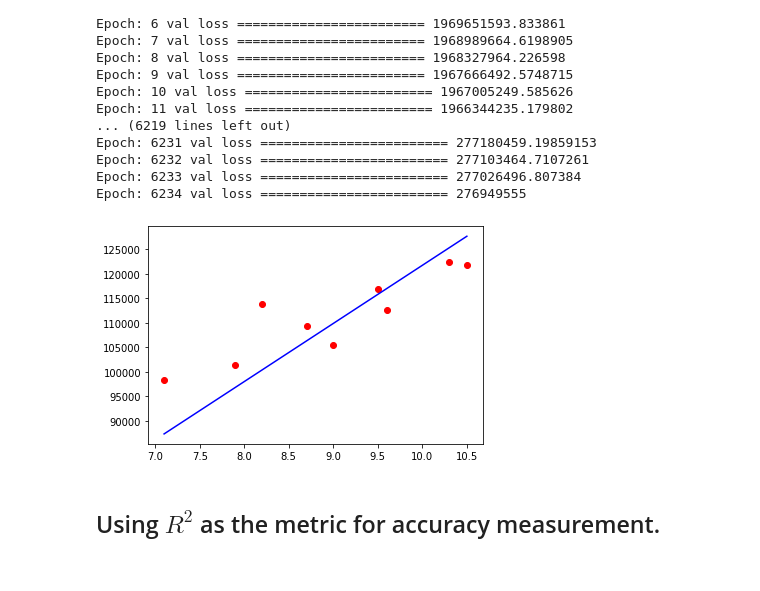
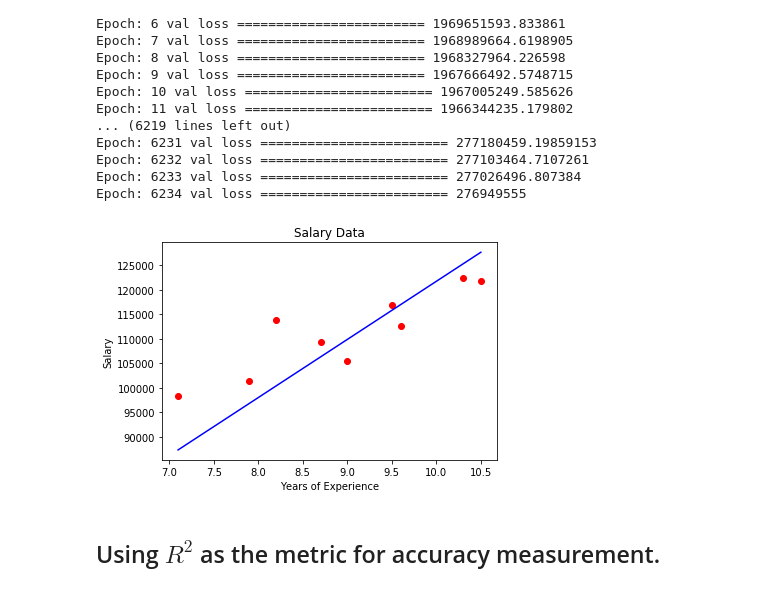
Before and after one commit to Fredpwol/LinearRegressionScratch, a Jupyter notebook: linear_model.ipynb, the cells around one changed output. Cells and saved outputs as stored; diff of their text form; code cells hidden in the pictures.

```diff
--- a/linear_model.ipynb
+++ b/linear_model.ipynb
@@ -74,9 +74,12 @@ y_pred = model.predict(X_test)
 # %%
 plt.scatter(X_test,y_test,color='red')
 plt.plot(X_test,y_pred,color='blue')
+plt.xlabel("Years of Experience")
+plt.ylabel("Salary")
+plt.title("Salary Data")
 plt.show()
 # %% [output]
-[figure, old version]
+[figure, new version]
 # %% [markdown]
 ## Using $R^2$ as the metric for accuracy measurement.
 # %%
```
